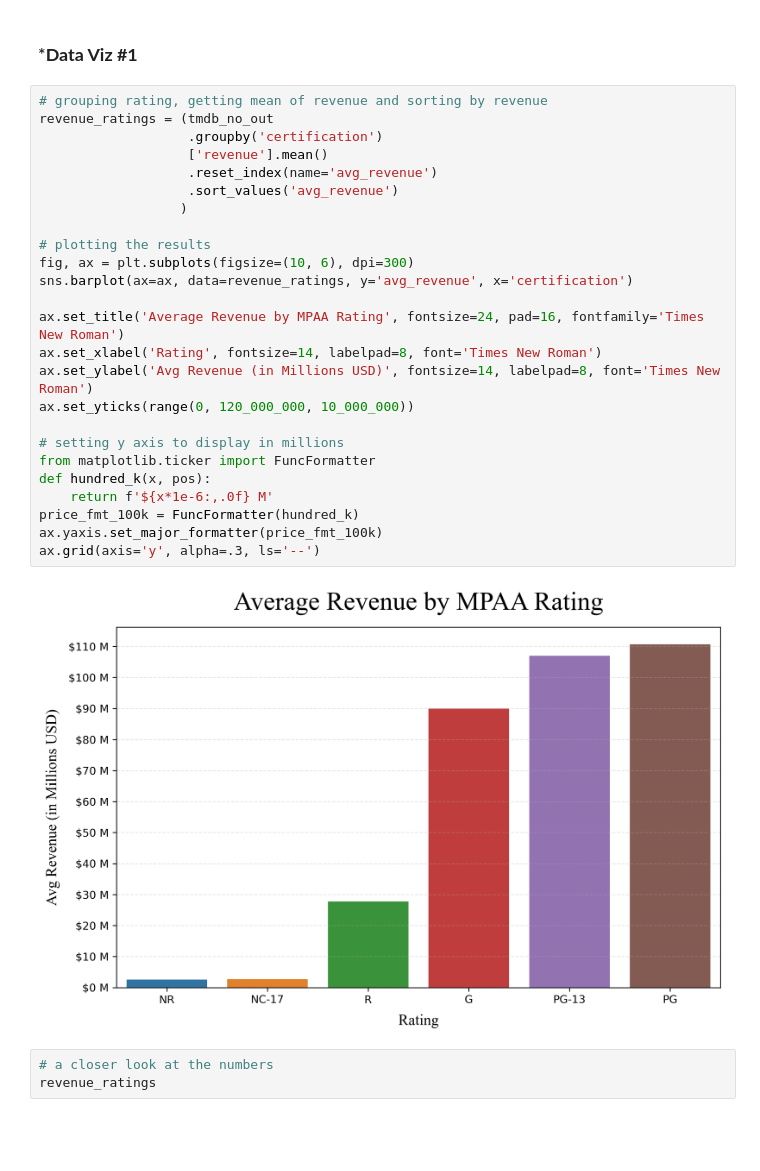
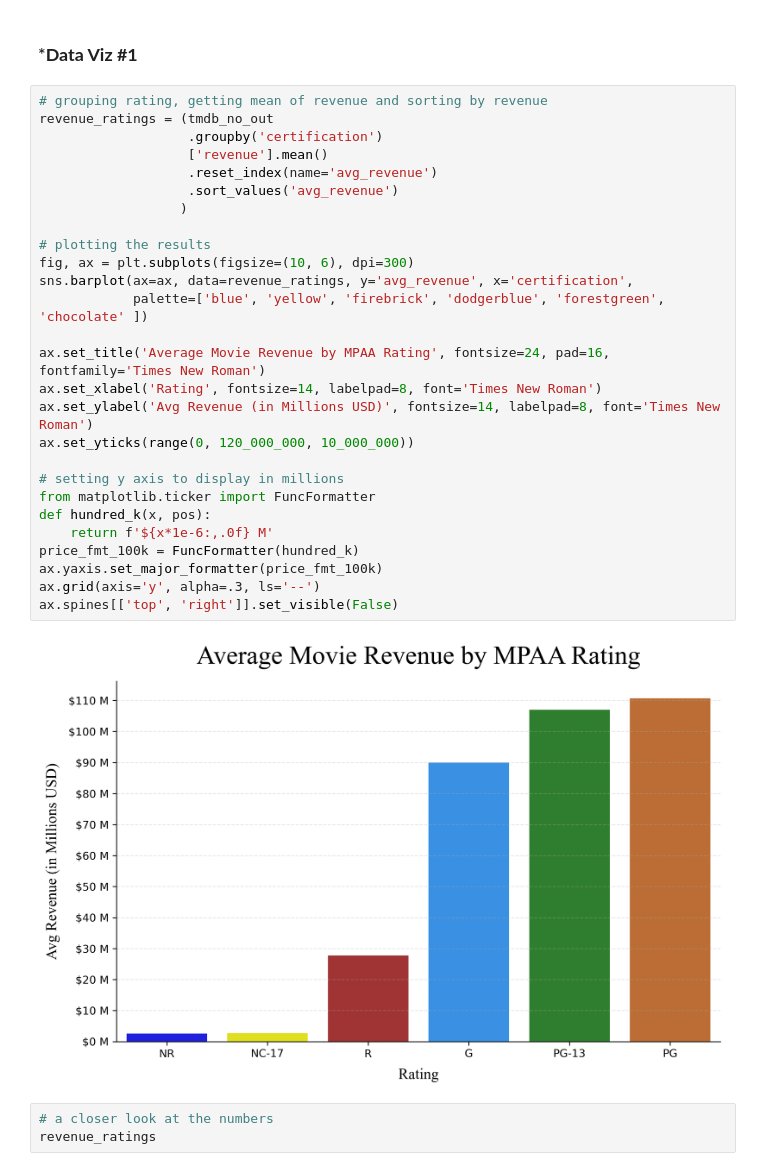
Before and after one commit to CRPeace/Movie_Data_API_Stats_Analysis, a Jupyter notebook: C.Peace_Movie_Analysis_Part_4-Hypothesis-Testing.ipynb, the cells around one changed output. Drawn from its saved outputs; the diff is of its cells as text; blank space fills up the shorter version.

Commit message:
cleaning up charts

```diff
--- a/C.Peace_Movie_Analysis_Part_4-Hypothesis-Testing.ipynb
+++ b/C.Peace_Movie_Analysis_Part_4-Hypothesis-Testing.ipynb
@@ -483,30 +483,32 @@ Performing Tukey's test shows us which pairs of rating groups show a statistical
 # %%
 # grouping rating, getting mean of revenue and sorting by revenue
 revenue_ratings = (tmdb_no_out
                    .groupby('certification')
                    ['revenue'].mean()
                    .reset_index(name='avg_revenue')
                    .sort_values('avg_revenue')
                   )
 
 # plotting the results
 fig, ax = plt.subplots(figsize=(10, 6), dpi=300)
-sns.barplot(ax=ax, data=revenue_ratings, y='avg_revenue', x='certification')
+sns.barplot(ax=ax, data=revenue_ratings, y='avg_revenue', x='certification',
+            palette=['blue', 'yellow', 'firebrick', 'dodgerblue', 'forestgreen', 'chocolate' ])
 
-ax.set_title('Average Revenue by MPAA Rating', fontsize=24, pad=16, fontfamily='Times New Roman')
+ax.set_title('Average Movie Revenue by MPAA Rating', fontsize=24, pad=16, fontfamily='Times New Roman')
 ax.set_xlabel('Rating', fontsize=14, labelpad=8, font='Times New Roman')
 ax.set_ylabel('Avg Revenue (in Millions USD)', fontsize=14, labelpad=8, font='Times New Roman')
 ax.set_yticks(range(0, 120_000_000, 10_000_000))
 
 # setting y axis to display in millions
 from matplotlib.ticker import FuncFormatter
 def hundred_k(x, pos):
     return f'${x*1e-6:,.0f} M'
 price_fmt_100k = FuncFormatter(hundred_k)
 ax.yaxis.set_major_formatter(price_fmt_100k)
 ax.grid(axis='y', alpha=.3, ls='--')
+ax.spines[['top', 'right']].set_visible(False)
 # %% [output]
-[figure, old version]
+[figure, new version]
 # %%
 # a closer look at the numbers
 revenue_ratings
```
Also changed, not shown: parts of 6 cells of this notebook.
